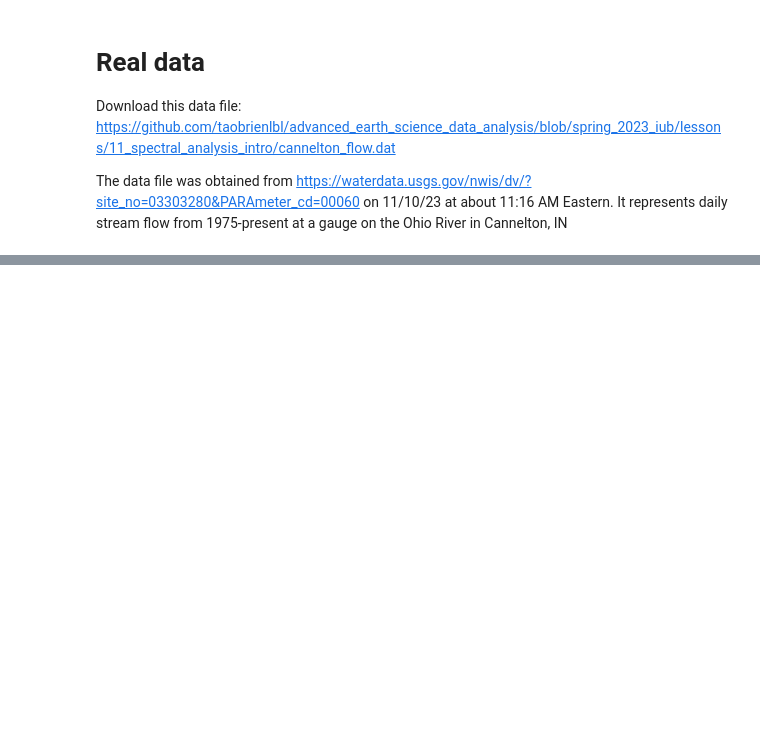
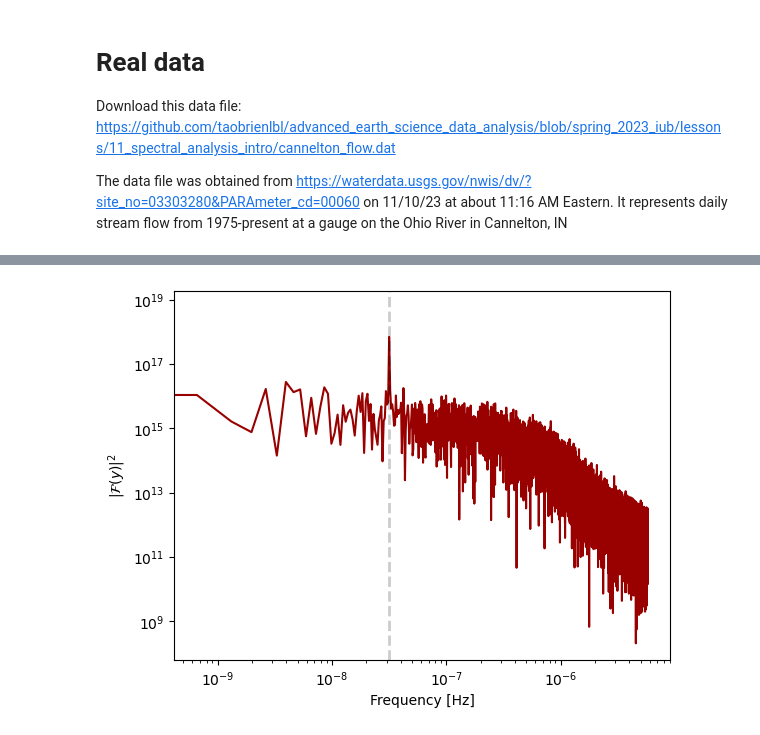
Before and after one commit to match798/G690, a Jupyter notebook: 11_spectral_analysis_intro/11_workalong_01_fft.ipynb, the cells around one changed output, grey strips where cells are left out. Saved outputs shown, nothing was run; the diff lists cells and outputs as text; code cells hidden in the pictures; blank space fills up the shorter version.

```diff
--- a/11_spectral_analysis_intro/11_workalong_01_fft.ipynb
+++ b/11_spectral_analysis_intro/11_workalong_01_fft.ipynb
@@ -132,0 +140,19 @@ fig, ax = plt.subplots(figsize=(10,5))
+# %%
+""" Plot the power spectrum of the data. """
+# convert date to second
+discharge_df['second'] = (discharge_df["date"] - discharge_df["date"][0]).dt.total_seconds()
+
+# compute the power spectrum
+discharge_freqs, discharge_power = power_spectrum(discharge_df['discharge'], discharge_df['second'])
+
+# plot the power spectrum
+fig, ax = plot_power_spectrum(discharge_freqs, discharge_power)
+
+# plot a line at the yearly frequency
+year_period = 1*365.25*24*60*60 # seconds
+year_freq = 1/year_period # Hz
+ax.axvline(year_freq, color="black", linestyle="--", alpha=0.2, linewidth=2)
+
+plt.show()
+# %% [output]
+[figure, added]
```
Also changed, not shown: parts of 8 cells of this notebook.
